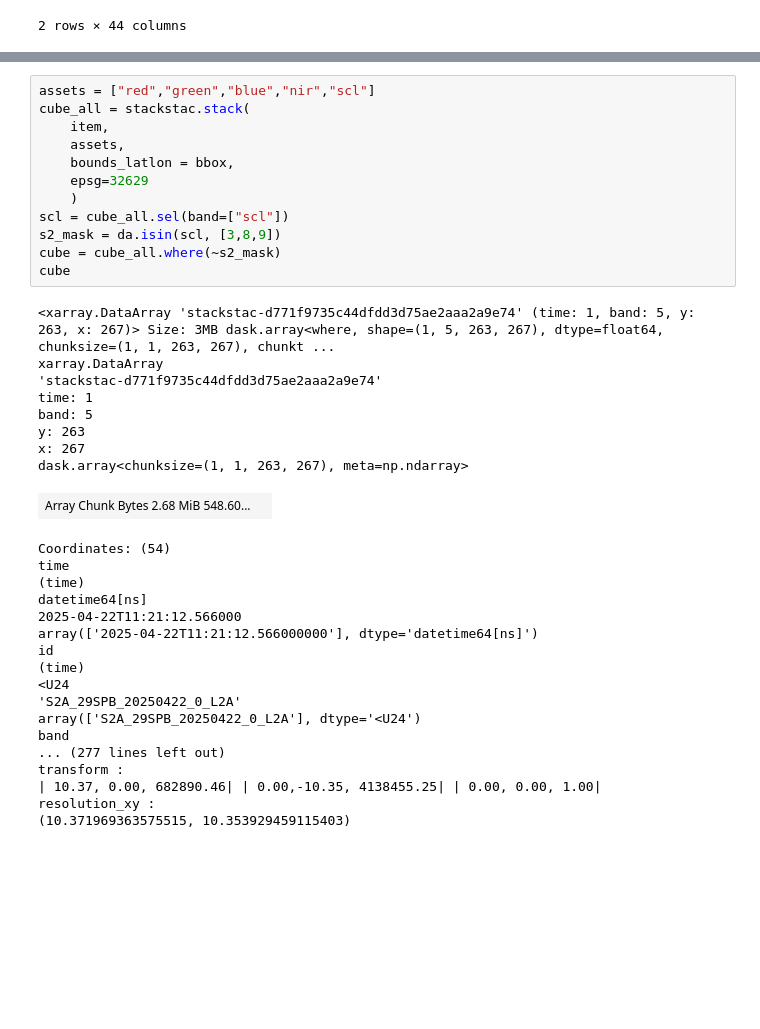
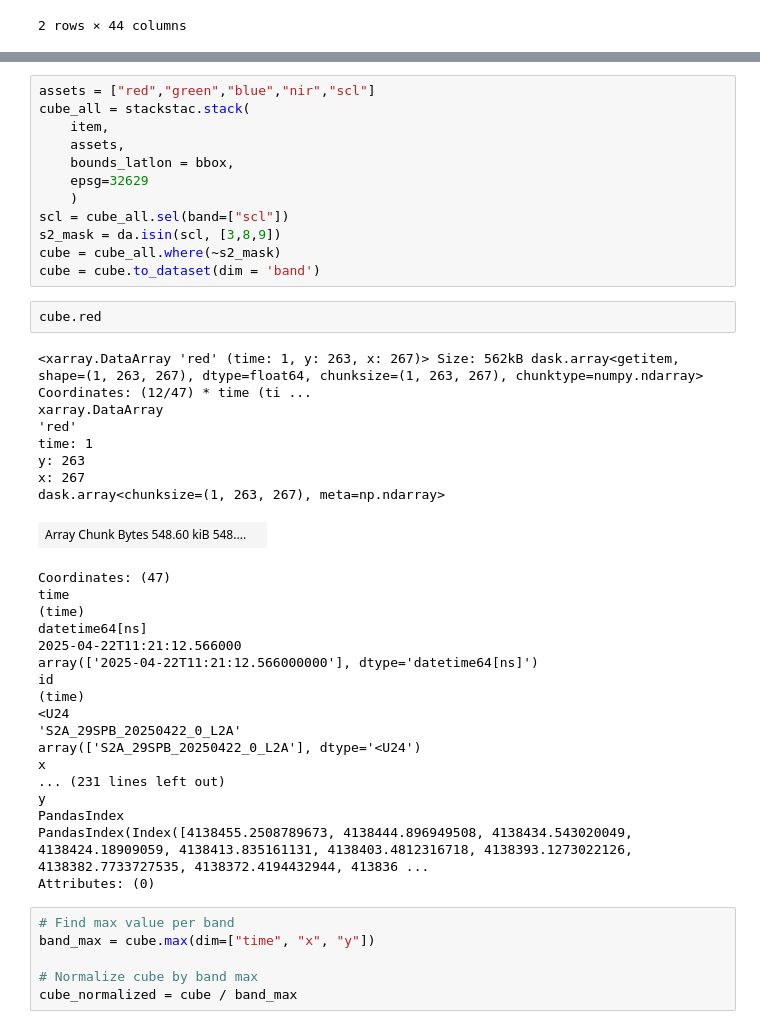
Before and after one commit to rodreras/remote-sensing-studies, a Jupyter notebook: obia/project.ipynb, the cells around one changed output, grey strips where cells are left out. Cells and saved outputs as stored; diff of their text form; blank space fills up the shorter version.

```diff
--- a/obia/project.ipynb
+++ b/obia/project.ipynb
@@ -99,32 +105,39 @@ cube_all = stackstac.stack(
 scl = cube_all.sel(band=["scl"])
 s2_mask = da.isin(scl, [3,8,9])
 cube = cube_all.where(~s2_mask)
-cube
+cube = cube.to_dataset(dim = 'band')
-# %% [output]
-<xarray.DataArray 'stackstac-d771f9735c44dfdd3d75ae2aaa2a9e74' (time: 1, band: 5, y: 263, x: 267)> Size: 3MB dask.array<where, shape=(1, 5, 263, 267), dtype=float64, chunksize=(1, 1, 263, 267), chunkt ...
-xarray.DataArray
-'stackstac-d771f9735c44dfdd3d75ae2aaa2a9e74'
-time: 1
-band: 5
-y: 263
-x: 267
-dask.array<chunksize=(1, 1, 263, 267), meta=np.ndarray>
-| Array Chunk Bytes 2.68 MiB 548.60... |  |
-Coordinates: (54)
-time
-(time)
-datetime64[ns]
-2025-04-22T11:21:12.566000
-array(['2025-04-22T11:21:12.566000000'], dtype='datetime64[ns]')
-id
-(time)
-<U24
-'S2A_29SPB_20250422_0_L2A'
-array(['S2A_29SPB_20250422_0_L2A'], dtype='<U24')
-band
-... (277 lines left out)
-transform :
-| 10.37, 0.00, 682890.46| | 0.00,-10.35, 4138455.25| | 0.00, 0.00, 1.00|
-resolution_xy :
-(10.371969363575515, 10.353929459115403)
+# %%
+cube.red
+# %% [output]
+<xarray.DataArray 'red' (time: 1, y: 263, x: 267)> Size: 562kB dask.array<getitem, shape=(1, 263, 267), dtype=float64, chunksize=(1, 263, 267), chunktype=numpy.ndarray> Coordinates: (12/47) * time (ti ...
+xarray.DataArray
+'red'
+time: 1
+y: 263
+x: 267
+dask.array<chunksize=(1, 263, 267), meta=np.ndarray>
+| Array Chunk Bytes 548.60 kiB 548.... |  |
+Coordinates: (47)
+time
+(time)
+datetime64[ns]
+2025-04-22T11:21:12.566000
+array(['2025-04-22T11:21:12.566000000'], dtype='datetime64[ns]')
+id
+(time)
+<U24
+'S2A_29SPB_20250422_0_L2A'
+array(['S2A_29SPB_20250422_0_L2A'], dtype='<U24')
+x
+... (231 lines left out)
+y
+PandasIndex
+PandasIndex(Index([4138455.2508789673, 4138444.896949508, 4138434.543020049, 4138424.18909059, 4138413.835161131, 4138403.4812316718, 4138393.1273022126, 4138382.7733727535, 4138372.4194432944, 413836 ...
+Attributes: (0)
+# %%
+# Find max value per band
+band_max = cube.max(dim=["time", "x", "y"])
+
+# Normalize cube by band max
+cube_normalized = cube / band_max
 # %%
```
Also changed, not shown: parts of 12 cells of this notebook, 2 other files.
